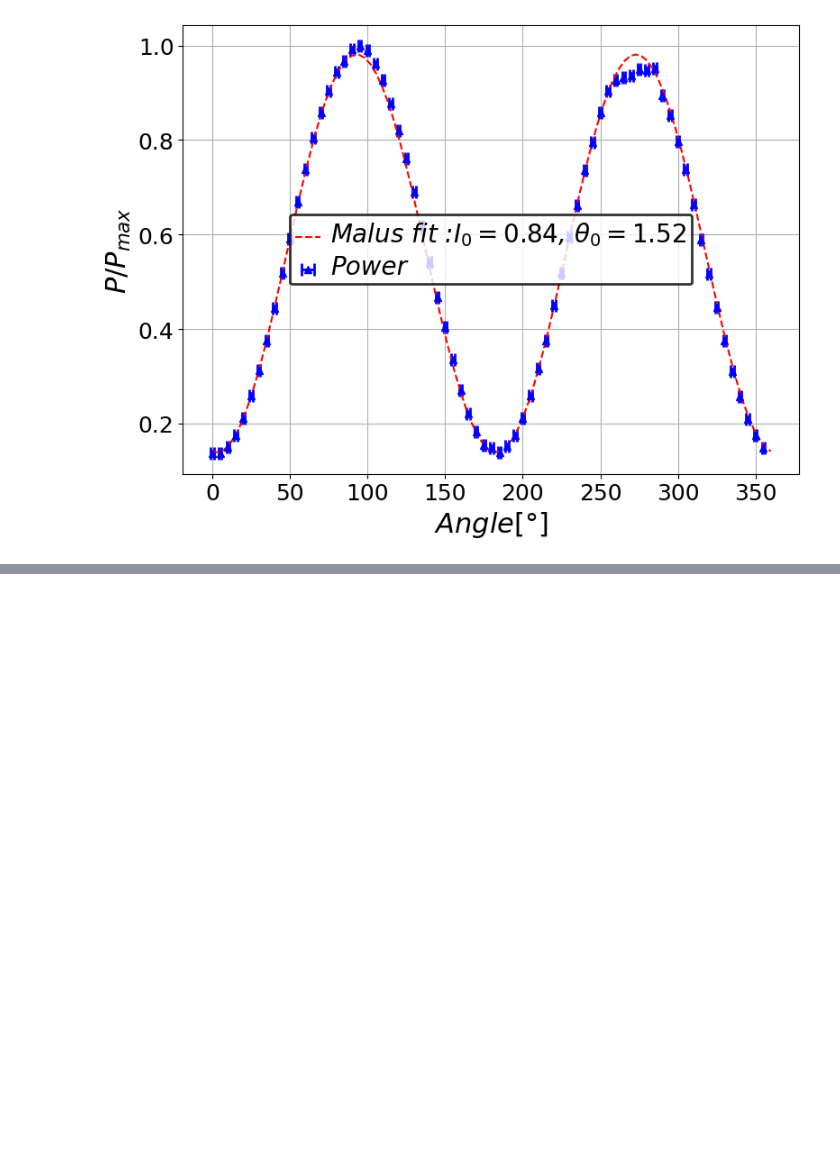
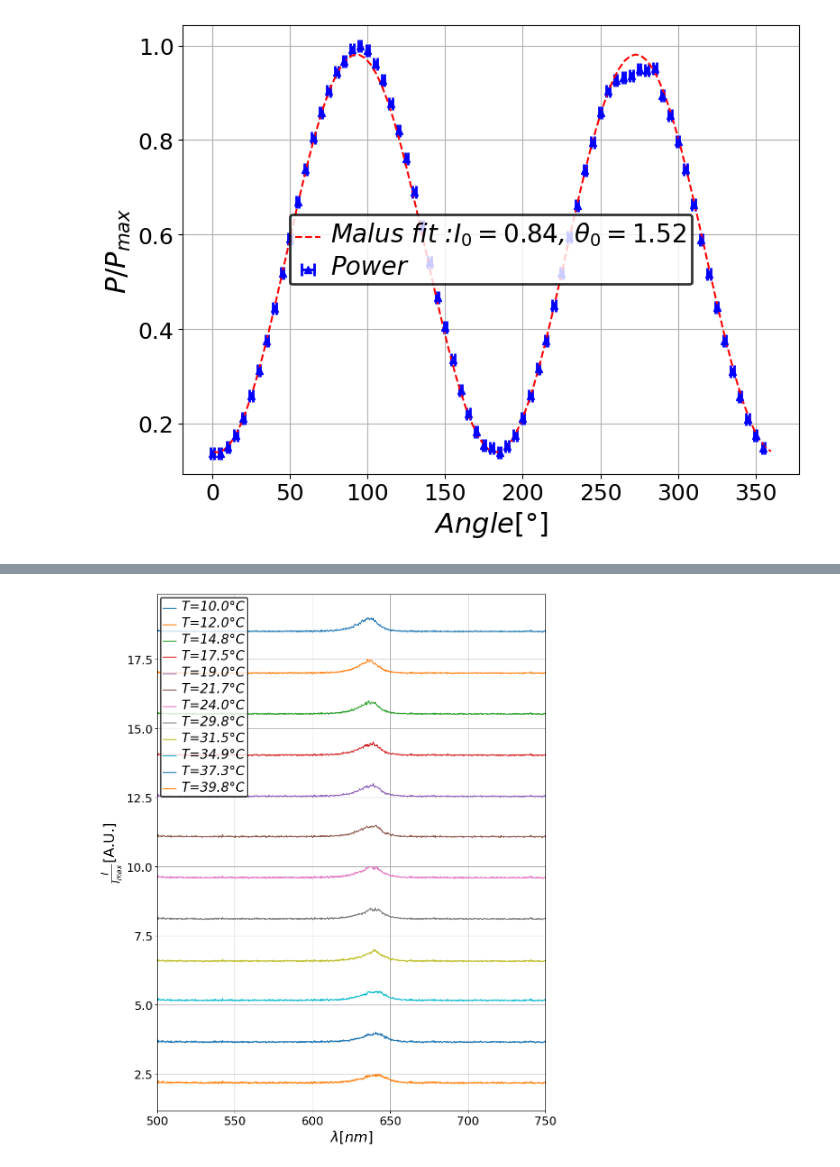
Before and after one commit to ferocitoo/TP3, a Jupyter notebook: TP_Laser/Spatial_Distribution.ipynb, the cells around one changed output, grey strips where cells are left out. Saved outputs shown, nothing was run; the diff lists cells and outputs as text; code cells hidden in the pictures; blank space fills up the shorter version.

```diff
--- a/TP_Laser/Spatial_Distribution.ipynb
+++ b/TP_Laser/Spatial_Distribution.ipynb
@@ -196,0 +353,20 @@ fig.savefig("./Figures/Polarization.pdf")
+# %%
+xlabel = r"$\lambda [nm]$"
+ylabel = r"$\frac{I}{I_{max}}$[A.U.]"
+
+
+# Plot all spectroscopies on the same plot with offsets
+offset = 1.5  # Define an offset value
+
+ax, fig = u.create_figure_and_apply_format((10, 12), xlabel=xlabel, ylabel=ylabel)
+
+for i in range(len(wavelengths_2)):
+    ax.plot(wavelengths_2[i], intensities_2[i] + (len(wavelengths_2)-i) * offset, label=f'T={T_2[i]}°C')
+
+ax.set_xlim(500,750)
+u.set_legend_properties(ax, fontsize=20,loc = "upper left")
+plt.show()
+fig.savefig("./Figures/All_Spectroscopies_2.pdf")
+fig.savefig("./Figures/All_Spectroscopies_2.png")
+# %% [output]
+[figure, added]
```
Also changed, not shown: parts of 5 cells of this notebook.
